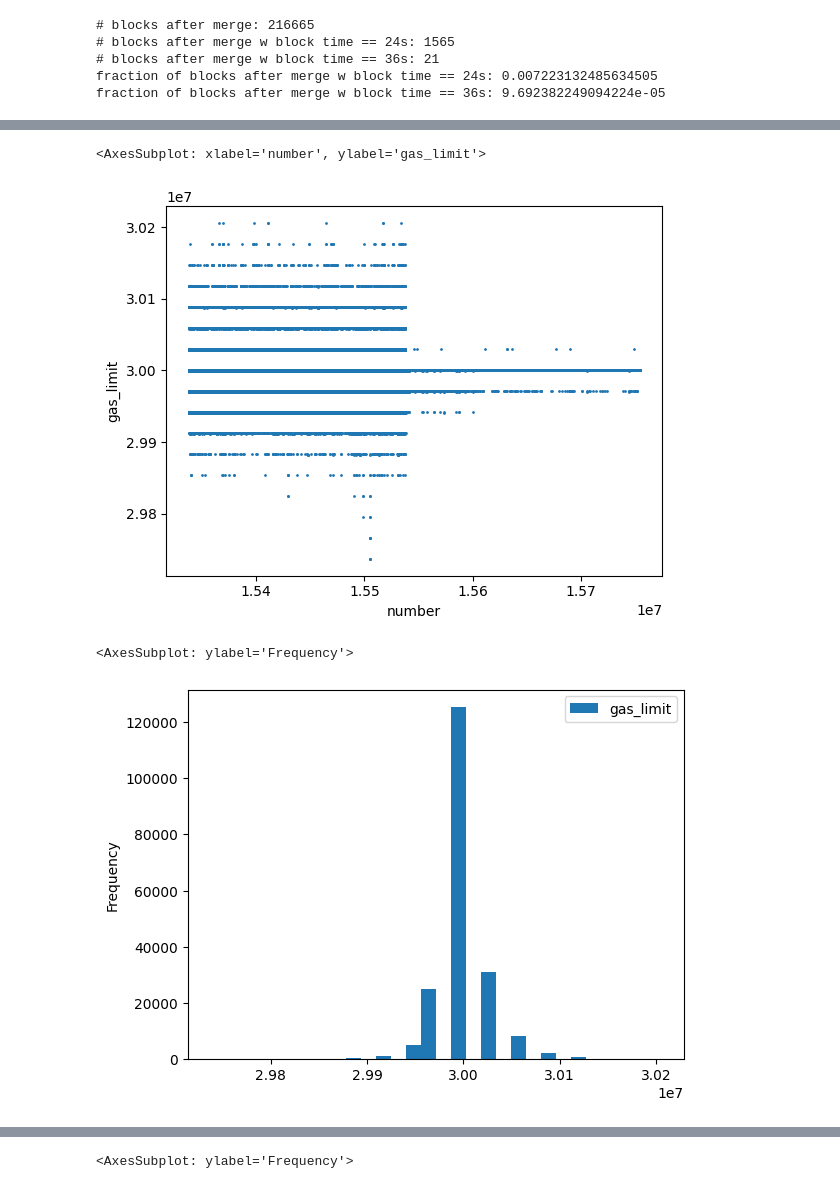
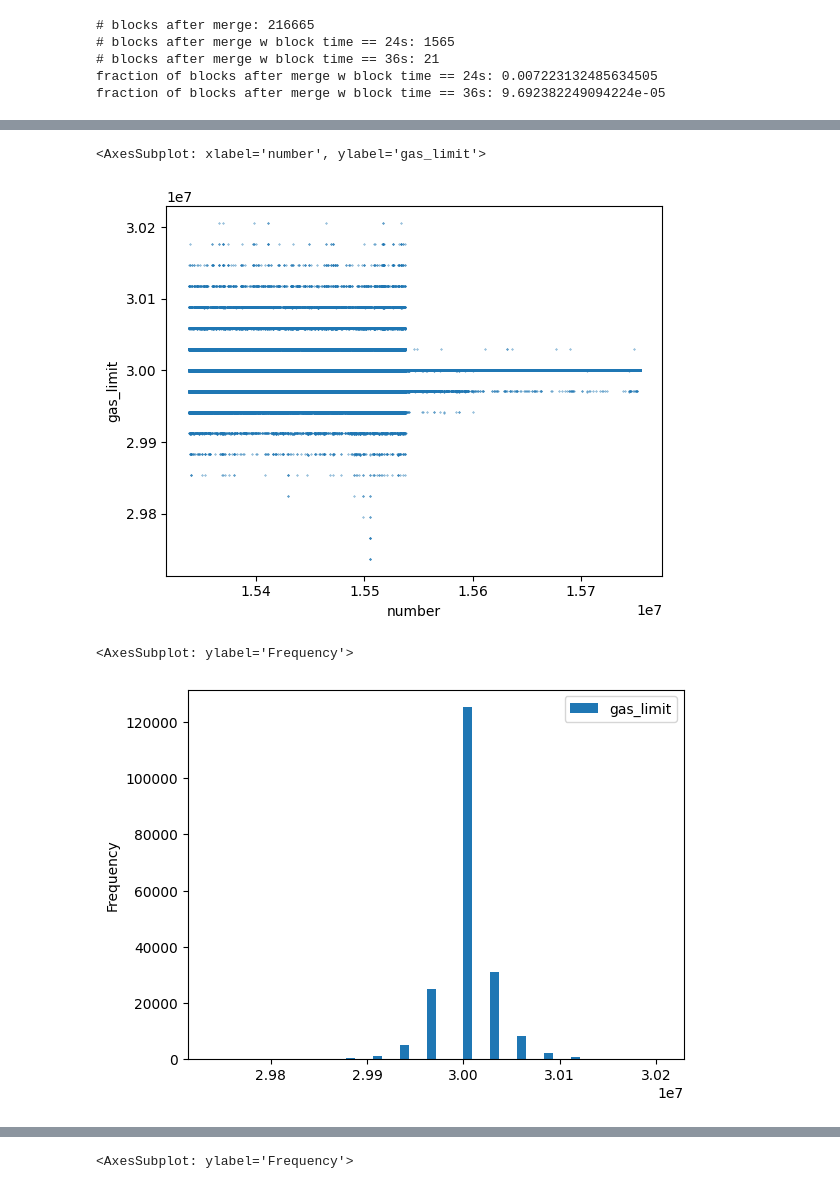
Before and after one commit to fmrmf/merge-challenge, a Jupyter notebook: notebook/blocks.ipynb, the cells around one changed output, grey strips where cells are left out. Saved outputs shown, nothing was run; the diff lists cells and outputs as text; code cells hidden in the pictures.

```diff
--- a/notebook/blocks.ipynb
+++ b/notebook/blocks.ipynb
@@ -171 +171,9 @@ qb[(qb['number'] >= merge_block_number) & (qb['dtimestamp'] % 12 != 0)]
 # TODO:  b. [ ] Affect on fee-markets, on chain activity, etc
+# %%
+# look at rate of block production per day
+#  ... seems pretty steady increase terms of # blocks produced per day
+#  ... Seeing ~12.5% increase in blocks per day, which is significantly larger than expected ~8% increase. Why?
+#  ... Q: is increase of ~12.5% vs expected 8% due to *fewer* dropped blocks post-merge?
+# NOTE: remove ends since query starts/ends between days
+qb_block_count = qb.set_index('date').resample('1D').aggregate({'number': 'count'})[1:-1]
+qb_block_count.plot(y='number', label='blocks per day')
@@ -180,16 +203,16 @@ qb[(qb['number'] >= merge_block_number) & (qb['dtimestamp'] % 12 != 0)]
 # check out some gas related quantites pre/post merge
 # look at the gas limit post merge ...
 #  ... looks like less variance in gas limit post merge
-qb.plot(x='number', y='gas_limit', kind='scatter', s=1)
+qb.plot(x='number', y='gas_limit', kind='scatter', s=0.1)
 # %% [output]
 <AxesSubplot: xlabel='number', ylabel='gas_limit'>
-[figure, old version]
+[figure, new version]
 # %%
 # to be sure plot histograms pre and post merge
-qb[qb['number'] < merge_block_number].plot(y='gas_limit', kind='hist', bins=30)
+qb[qb['number'] < merge_block_number].plot(y='gas_limit', kind='hist', bins=50)
 # %% [output]
 <AxesSubplot: ylabel='Frequency'>
-[figure, old version]
+[figure, new version]
 # %%
 # gas limit post merge
 #  ... really concentrated around 30,000,000 gas with few deviations
```
Also changed, not shown: parts of 10 cells of this notebook.
